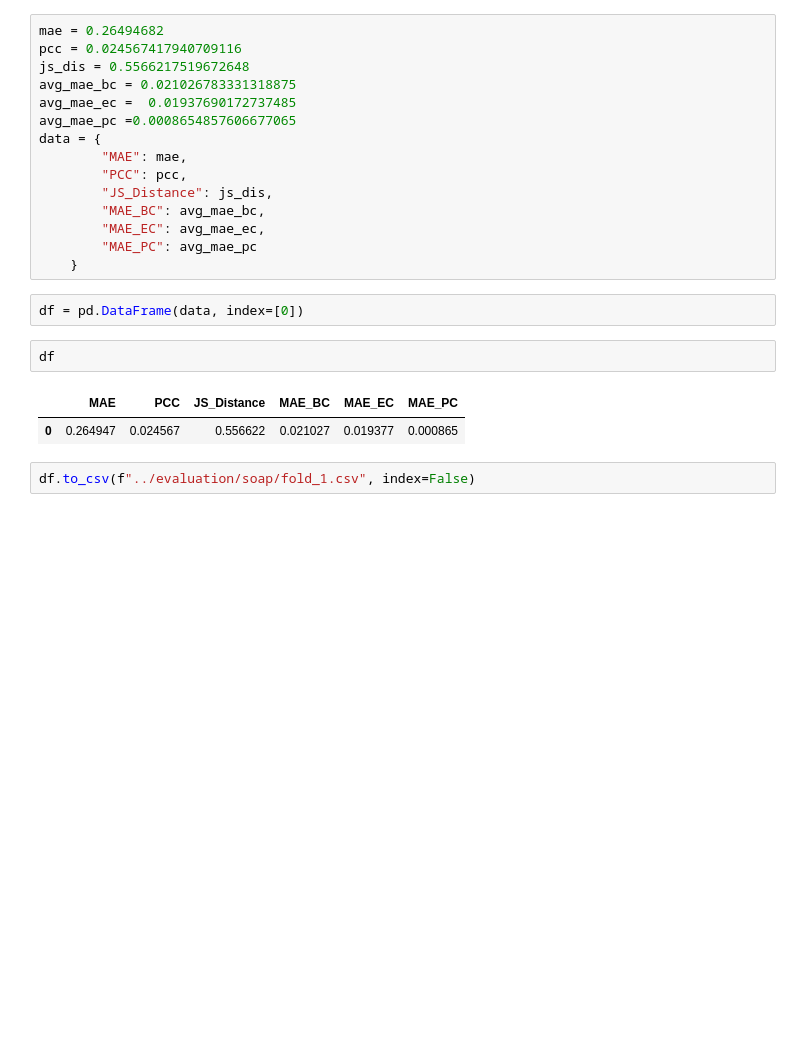
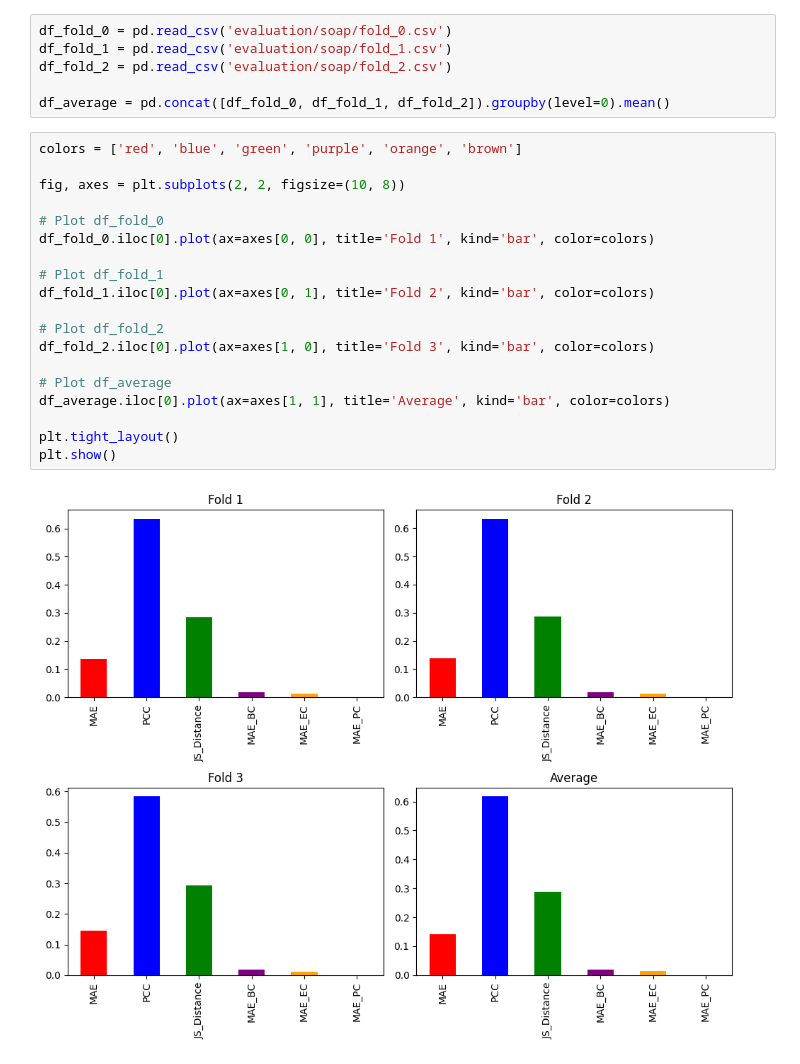
Before and after one commit to michaelhod/Generative-GNN-Brain-Graphs, a Jupyter notebook: plotting.ipynb, the cells around one changed output. Cells and saved outputs as stored; diff of their text form; blank space fills up the shorter version.

```diff
--- a/plotting.ipynb
+++ b/plotting.ipynb
@@ -4,24 +5,27 @@ import numpy as np
-# %%
-mae = 0.26494682
-pcc = 0.024567417940709116
-js_dis = 0.5566217519672648
-avg_mae_bc = 0.021026783331318875
-avg_mae_ec =  0.01937690172737485
-avg_mae_pc =0.0008654857606677065
-data = {
-        "MAE": mae,
-        "PCC": pcc,
-        "JS_Distance": js_dis,
-        "MAE_BC": avg_mae_bc,
-        "MAE_EC": avg_mae_ec,
-        "MAE_PC": avg_mae_pc
-    }
-# %%
-df = pd.DataFrame(data, index=[0])
-# %%
-df
-# %% [output]
-|  | MAE | PCC | JS_Distance | MAE_BC | MAE_EC | MAE_PC |
-| 0 | 0.264947 | 0.024567 | 0.556622 | 0.021027 | 0.019377 | 0.000865 |
-# %%
-df.to_csv(f"../evaluation/soap/fold_1.csv", index=False)
+# %%
+df_fold_0 = pd.read_csv('evaluation/soap/fold_0.csv')
+df_fold_1 = pd.read_csv('evaluation/soap/fold_1.csv')
+df_fold_2 = pd.read_csv('evaluation/soap/fold_2.csv')
+
+df_average = pd.concat([df_fold_0, df_fold_1, df_fold_2]).groupby(level=0).mean()
+# %%
+colors = ['red', 'blue', 'green', 'purple', 'orange', 'brown']
+
+fig, axes = plt.subplots(2, 2, figsize=(10, 8))
+
+# Plot df_fold_0
+df_fold_0.iloc[0].plot(ax=axes[0, 0], title='Fold 1', kind='bar', color=colors)
+
+# Plot df_fold_1
+df_fold_1.iloc[0].plot(ax=axes[0, 1], title='Fold 2', kind='bar', color=colors)
+
+# Plot df_fold_2
+df_fold_2.iloc[0].plot(ax=axes[1, 0], title='Fold 3', kind='bar', color=colors)
+
+# Plot df_average
+df_average.iloc[0].plot(ax=axes[1, 1], title='Average', kind='bar', color=colors)
+
+plt.tight_layout()
+plt.show()
+# %% [output]
+[figure, added]
```
Also changed, not shown: parts of 1 cell of this notebook, 45 other files.
